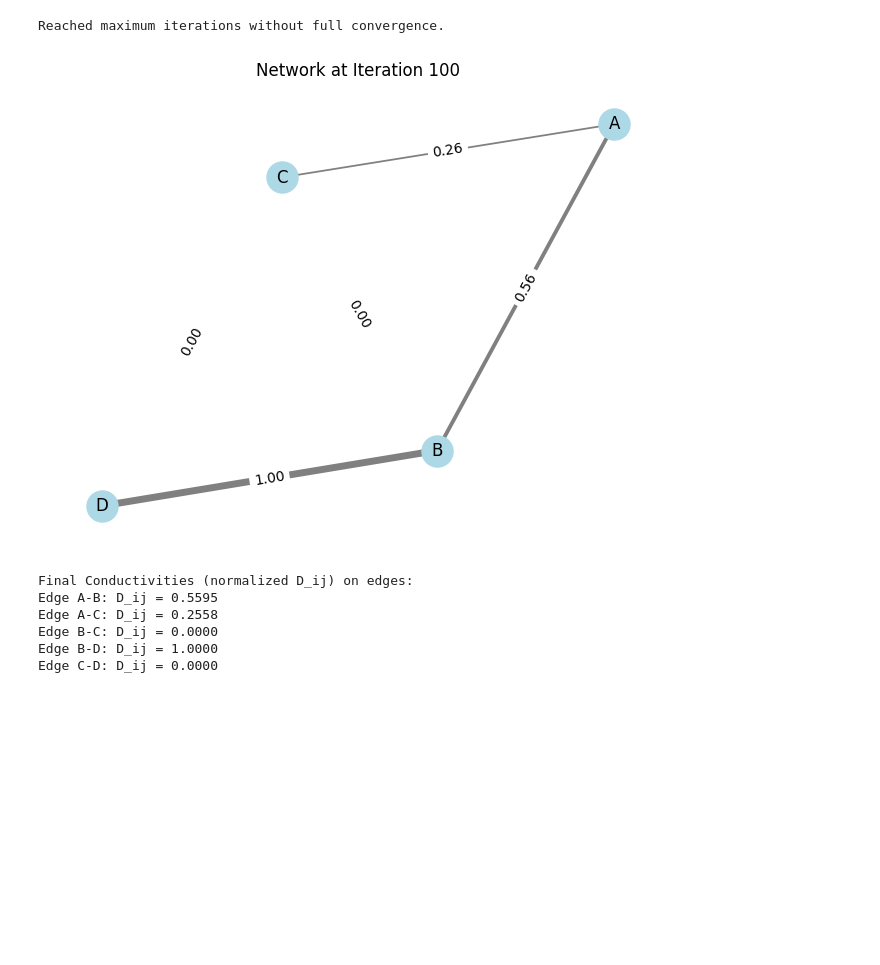
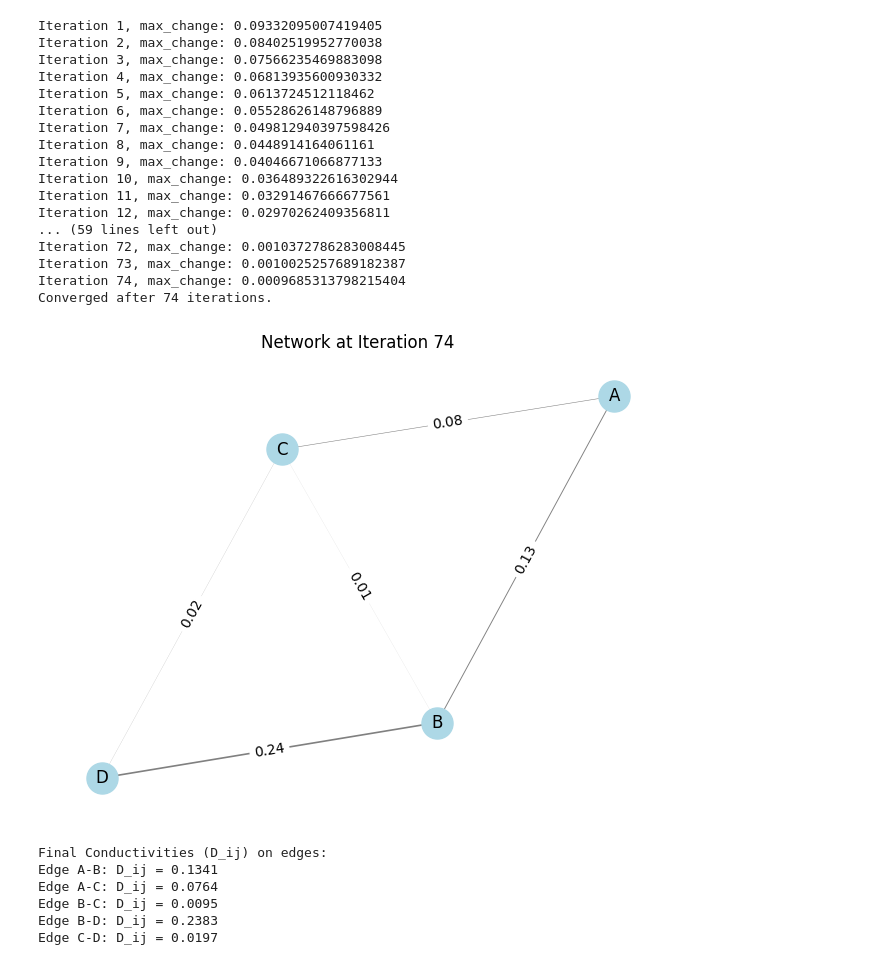
Before and after one commit to KKOUWE/NumMet-Network-Design-Physarum-polycephalum-Ph, a Jupyter notebook: Gravity_Based_Model.ipynb, the cells around one changed output. Cells and saved outputs as stored; diff of their text form; code cells hidden in the pictures; blank space fills up the shorter version.

```diff
--- a/Gravity_Based_Model.ipynb
+++ b/Gravity_Based_Model.ipynb
@@ -56,10 +56,14 @@ def calculate_traffic_flow(G, r, alpha1, alpha2, alpha3):
 # Calculate traffic flows
 traffic_flows = calculate_traffic_flow(G, r, alpha1, alpha2, alpha3)
 
+# Normalize traffic flows to prevent numerical instability
+max_flow = max(traffic_flows.values())
+traffic_flows = {k: v / max_flow for k, v in traffic_flows.items()}
+
 # Display the calculated traffic flows
-print("Traffic Flows (F_ij) between nodes:")
+print("Traffic Flows (F_ij) between nodes (normalized):")
 for key, value in traffic_flows.items():
-    print(f"From {key[0]} to {key[1]}: {value:.2f}")
+    print(f"From {key[0]} to {key[1]}: {value:.4f}")
 
 # ---------------------------
 # Step 3: Physarum Algorithm
@@ -72,10 +76,10 @@ for u, v, data in G.edges(data=True):
     data['L_ij'] = data['length']  # Length of the edge
 
 # Parameters for the Physarum model
-gamma = 0.5         # Decreased decay rate to allow conductivities to grow faster
-delta_t = 5.0       # Increased time step for larger updates per iteration
-max_iterations = 100  # Maximum number of iterations
-tolerance = 1e-4    # Increased tolerance for convergence
+gamma = 10.0       # Increased decay rate to prevent conductivities from growing indefinitely
+delta_t = 0.01     # Decreased time step to reduce changes per iteration
+max_iterations = 1000  # Increased maximum number of iterations
+tolerance = 1e-3   # Increased tolerance for convergence
 
 # Function to assemble the conductance matrix and RHS vector
 def assemble_conductance_matrix(G, F_ij):
@@ -131,13 +135,14 @@ def calculate_fluxes(G, pressures, node_indices):
 # Function to update conductivities D_ij
 def update_conductivities(G):
     max_change = 0.0  # To check convergence
+    D_ij_max = 10.0   # Maximum allowable conductivity
     for u, v, data in G.edges(data=True):
         D_ij_old = data['D_ij']
         Q_ij = data['Q_ij']
-        # Update D_ij using Equation (7) with adjusted gamma and delta_t
+        # Update D_ij using Equation (7)
         D_ij_new = D_ij_old + delta_t * (abs(Q_ij) - gamma * D_ij_old)
-        # Ensure D_ij_new remains non-negative
-        D_ij_new = max(D_ij_new, 0.0)
+        # Ensure D_ij_new remains within bounds
+        D_ij_new = min(max(D_ij_new, 0.0), D_ij_max)
         data['D_ij'] = D_ij_new
         # Calculate the maximum change in D_ij
         change = abs(D_ij_new - D_ij_old)
@@ -184,15 +189,7 @@ for iteration in range(1, max_iterations + 1):
     calculate_fluxes(G, pressures, node_indices)
     # Update conductivities D_ij
     max_change = update_conductivities(G)
-    # Get maximum conductivity for normalization
-    max_D = max([data['D_ij'] for _, _, data in G.edges(data=True)])
-    # Avoid division by zero in normalization
-    if max_D > 0:
-        for u, v, data in G.edges(data=True):
-            data['D_ij'] /= max_D
-    else:
-        print("Maximum conductivity is zero; cannot normalize.")
-        break
+    print(f"Iteration {iteration}, max_change: {max_change}")
     # Check for convergence
     if max_change < tolerance:
         print(f"Converged after {iteration} iterations.")
@@ -210,7 +207,7 @@ visualize_network(G, iteration=iteration)
 # ---------------------------
 
 # Print final conductivities
-print("\nFinal Conductivities (normalized D_ij) on edges:")
+print("\nFinal Conductivities (D_ij) on edges:")
 for u, v, data in G.edges(data=True):
     print(f"Edge {u}-{v}: D_ij = {data['D_ij']:.4f}")
 # %% [output]
@@ -224,9 +221,25 @@ From C to D: 189.74
 [figure]
-Reached maximum iterations without full convergence.
+Iteration 1, max_change: 0.09332095007419405
+Iteration 2, max_change: 0.08402519952770038
+Iteration 3, max_change: 0.07566235469883098
+Iteration 4, max_change: 0.06813935600930332
+Iteration 5, max_change: 0.0613724512118462
+Iteration 6, max_change: 0.05528626148796889
+Iteration 7, max_change: 0.049812940397598426
+Iteration 8, max_change: 0.0448914164061161
+Iteration 9, max_change: 0.04046671066877133
+Iteration 10, max_change: 0.036489322616302944
+Iteration 11, max_change: 0.03291467666677561
+Iteration 12, max_change: 0.02970262409356811
+... (59 lines left out)
+Iteration 72, max_change: 0.0010372786283008445
+Iteration 73, max_change: 0.0010025257689182387
+Iteration 74, max_change: 0.0009685313798215404
+Converged after 74 iterations.
-[figure, old version]
+[figure, new version]
-Final Conductivities (normalized D_ij) on edges:
-Edge A-B: D_ij = 0.5595
-Edge A-C: D_ij = 0.2558
-Edge B-C: D_ij = 0.0000
-Edge B-D: D_ij = 1.0000
-Edge C-D: D_ij = 0.0000
+Final Conductivities (D_ij) on edges:
+Edge A-B: D_ij = 0.1341
+Edge A-C: D_ij = 0.0764
+Edge B-C: D_ij = 0.0095
+Edge B-D: D_ij = 0.2383
+Edge C-D: D_ij = 0.0197
```
Also changed, not shown: parts of 1 cell of this notebook.
